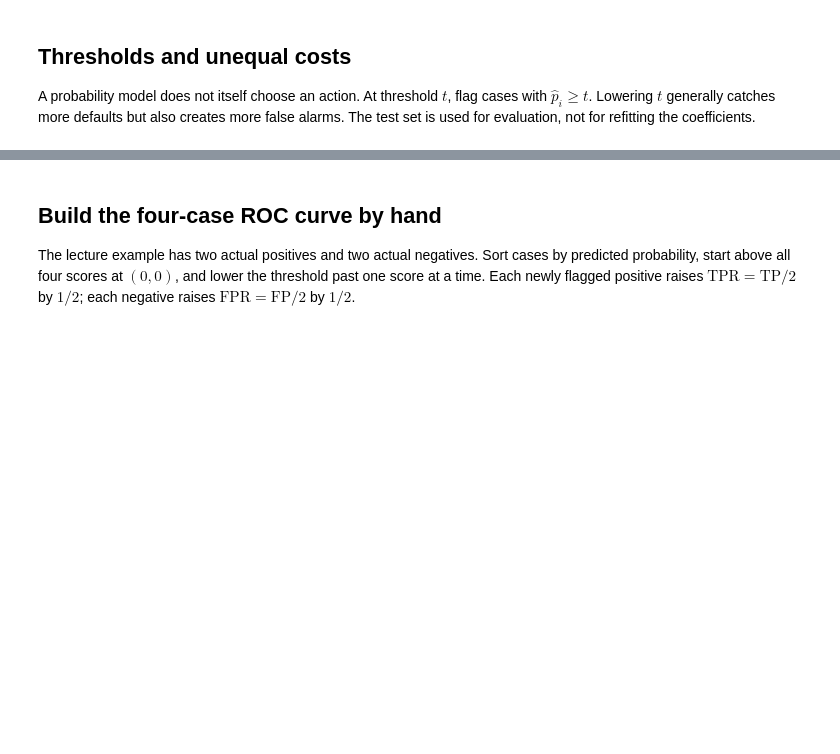
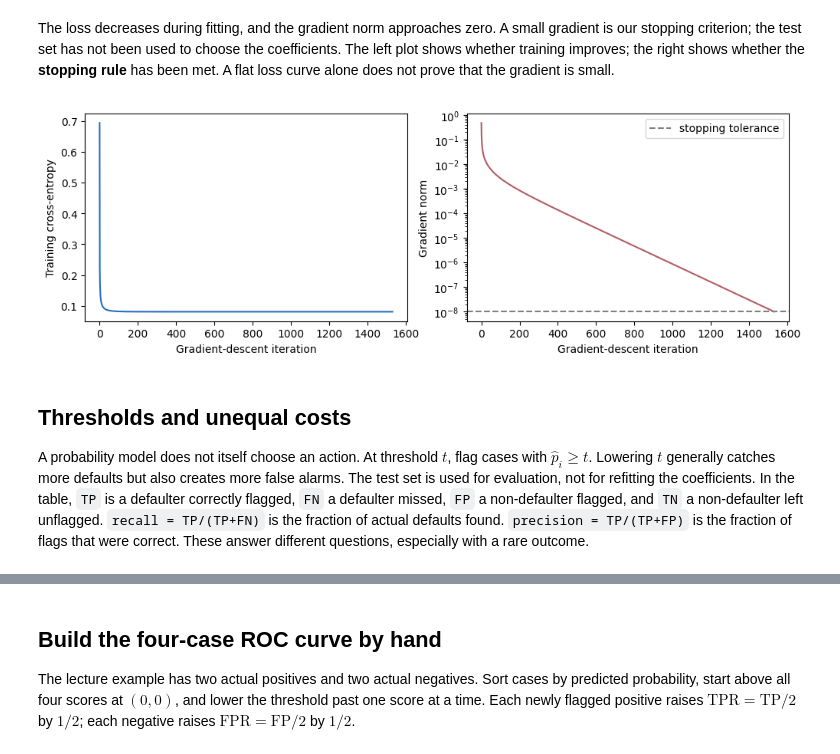
Before and after one commit to ZhuoranYang/sds265-fall26, a Jupyter notebook: demos/08-logistic-classification/logistic-classification.ipynb, the cells around one changed output, grey strips where cells are left out. Cells and saved outputs as stored; diff of their text form; code cells hidden in the pictures; blank space fills up the shorter version.

```diff
--- a/demos/08-logistic-classification/logistic-classification.ipynb
+++ b/demos/08-logistic-classification/logistic-classification.ipynb
@@ -105,0 +121,21 @@ assert np.linalg.eigvalsh(hessian).min() >= -1e-10
+# %%
+def fit_gradient_descent(X, y, step_size, tolerance=1e-8, max_steps=10_000):
+    w = np.zeros(X.shape[1])
+    history = []
+    for iteration in range(max_steps + 1):
+        gradient = cross_entropy_gradient(X, y, w)
+        gradient_norm = np.linalg.norm(gradient)
+        history.append((iteration, cross_entropy(X, y, w), gradient_norm))
+        if gradient_norm <= tolerance:
+            columns = ['iteration', 'loss', 'gradient_norm']
+            return w, pd.DataFrame(history, columns=columns)
+        w -= step_size * gradient
+    raise RuntimeError('gradient descent did not reach the gradient tolerance')
+
+smoothness = np.linalg.eigvalsh(Xtr.T @ Xtr / len(ytr))[-1] / 4
+step_size = 1 / smoothness
+w_hat, history = fit_gradient_descent(Xtr, ytr, step_size)
+print(f'step size = {step_size:.4f}; updates = {int(history.iteration.iloc[-1])}')
+print('coefficients [intercept, balance, income]:', w_hat)
+display(history.tail(3))
+assert (history.loss.diff().dropna() <= 1e-12).all()
@@ -106,10 +149,31 @@ assert np.linalg.eigvalsh(hessian).min() >= -1e-10
+# %% [markdown]
+The loss decreases during fitting, and
+the gradient norm approaches zero. A small gradient is our stopping criterion;
+the test set has not been used to choose the coefficients. The left plot shows
+whether training improves; the right shows whether the **stopping rule** has
+been met. A flat loss curve alone does not prove that the gradient is small.
+# %%
+fig, axes = plt.subplots(1, 2, figsize=(10, 3.5))
+axes[0].plot(history.iteration, history.loss, color='#286DC0')
+axes[0].set(xlabel='Gradient-descent iteration', ylabel='Training cross-entropy')
+axes[1].semilogy(history.iteration, history.gradient_norm, color='#B35C62')
+axes[1].axhline(1e-8, linestyle='--', color='0.5', label='stopping tolerance')
+axes[1].set(xlabel='Gradient-descent iteration', ylabel='Gradient norm')
+axes[1].legend()
+plt.tight_layout(); plt.show()
+# %% [output]
+[figure, added]
 # %% [markdown]
 ## Thresholds and unequal costs
 
 A probability model does not itself choose an action. At threshold $t$, flag
 cases with $\widehat p_i\ge t$. Lowering $t$ generally catches more defaults
 but also creates more false alarms. The test set is used for evaluation, not
-for refitting the coefficients.
+for refitting the coefficients. In the table, `TP` is a defaulter correctly
+flagged, `FN` a defaulter missed, `FP` a non-defaulter flagged, and `TN` a
+non-defaulter left unflagged. `recall = TP/(TP+FN)` is the fraction of actual
+defaults found. `precision = TP/(TP+FP)` is the fraction of flags that were
+correct. These answer different questions, especially with a rare outcome.
 # %%
 p_test = sigmoid(Xte @ w_hat)
 
```
Also changed, not shown: parts of 27 cells of this notebook, 14 other files.
